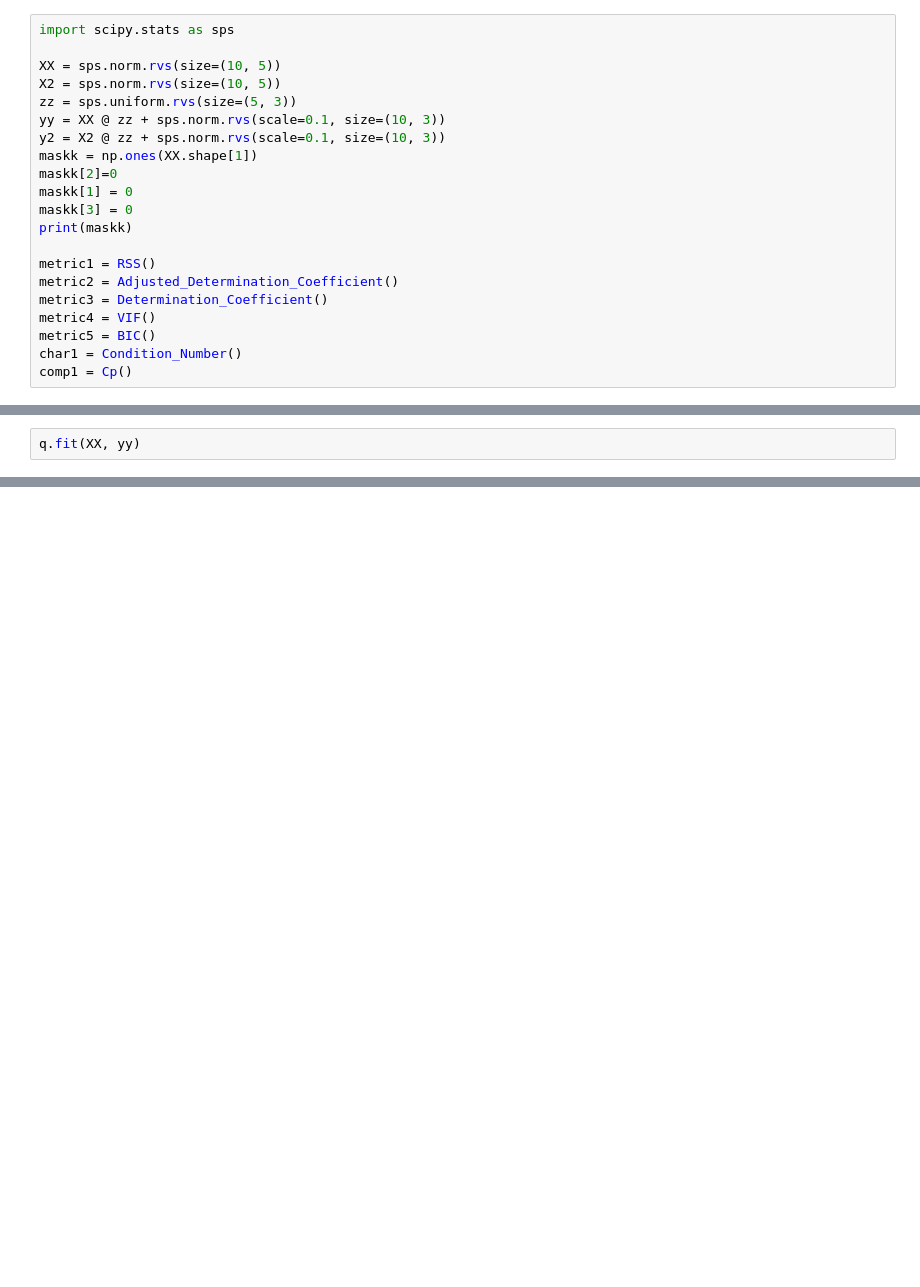
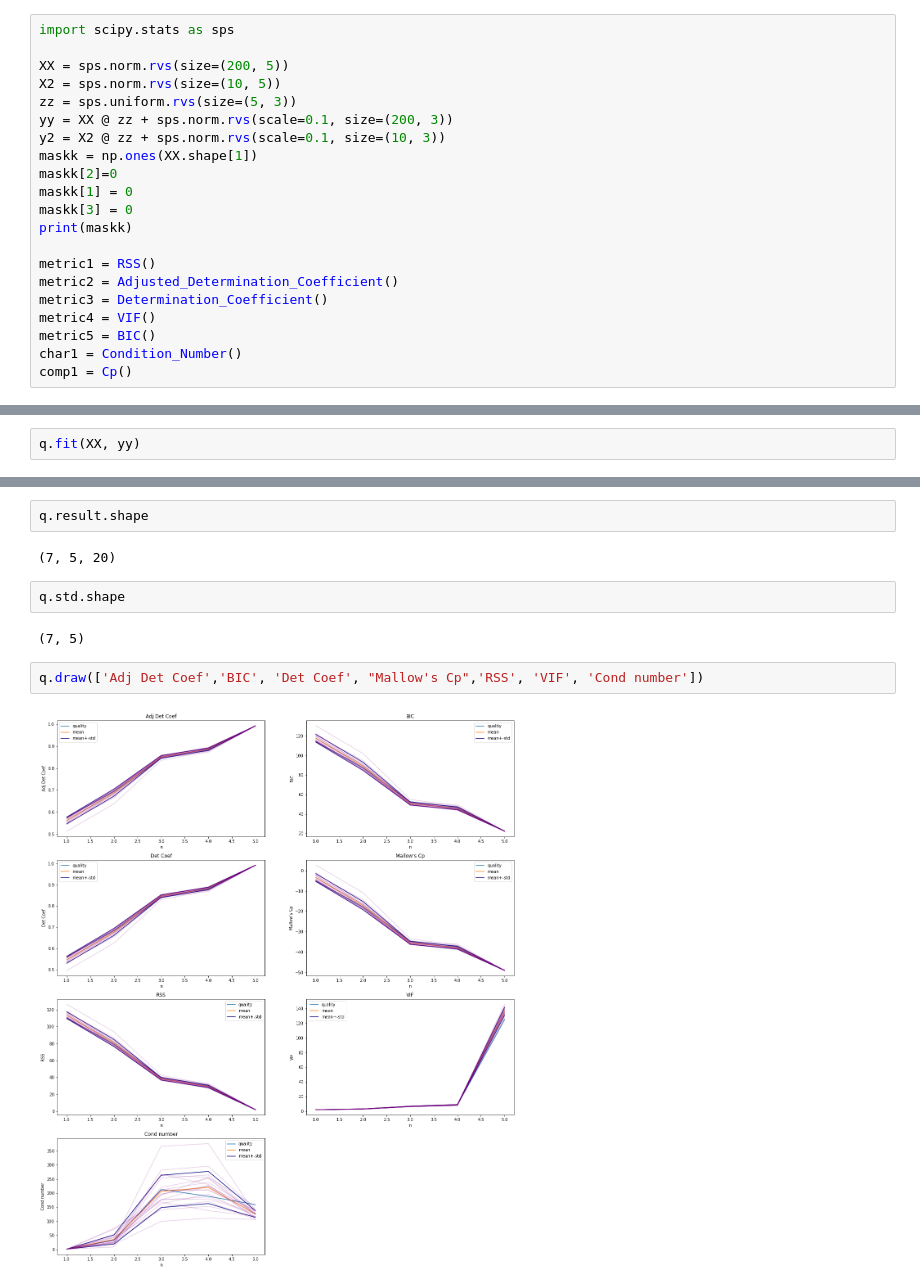
Before and after one commit to feathernox/mipt-brainsignals, a Jupyter notebook: code/Quality.ipynb, the cells around one changed output, grey strips where cells are left out. Cells and saved outputs as stored; diff of their text form; blank space fills up the shorter version.

Commit message:
Now it plots graphics. It is left to do Kullbak-Leibner and make the code neat

```diff
--- a/code/Quality.ipynb
+++ b/code/Quality.ipynb
@@ -40,10 +78,10 @@ q = ModelQuality(s, lin)
 # %%
 import scipy.stats as sps
 
-XX = sps.norm.rvs(size=(10, 5))
+XX = sps.norm.rvs(size=(200, 5))
 X2 = sps.norm.rvs(size=(10, 5))
 zz = sps.uniform.rvs(size=(5, 3))
-yy = XX @ zz + sps.norm.rvs(scale=0.1, size=(10, 3))
+yy = XX @ zz + sps.norm.rvs(scale=0.1, size=(200, 3))
 y2 = X2 @ zz + sps.norm.rvs(scale=0.1, size=(10, 3))
 maskk = np.ones(XX.shape[1])
 maskk[2]=0
@@ -70,0 +124,12 @@ ValueError: Found array with 0 feature(s) (shape=(7, 0)) while a minimum of 1 is
+# %%
+q.result.shape
+# %% [output]
+(7, 5, 20)
+# %%
+q.std.shape
+# %% [output]
+(7, 5)
+# %%
+q.draw(['Adj Det Coef','BIC', 'Det Coef', "Mallow's Cp",'RSS', 'VIF', 'Cond number'])
+# %% [output]
+[figure, added]
```
Also changed, not shown: parts of 5 cells of this notebook, 2 other files.
